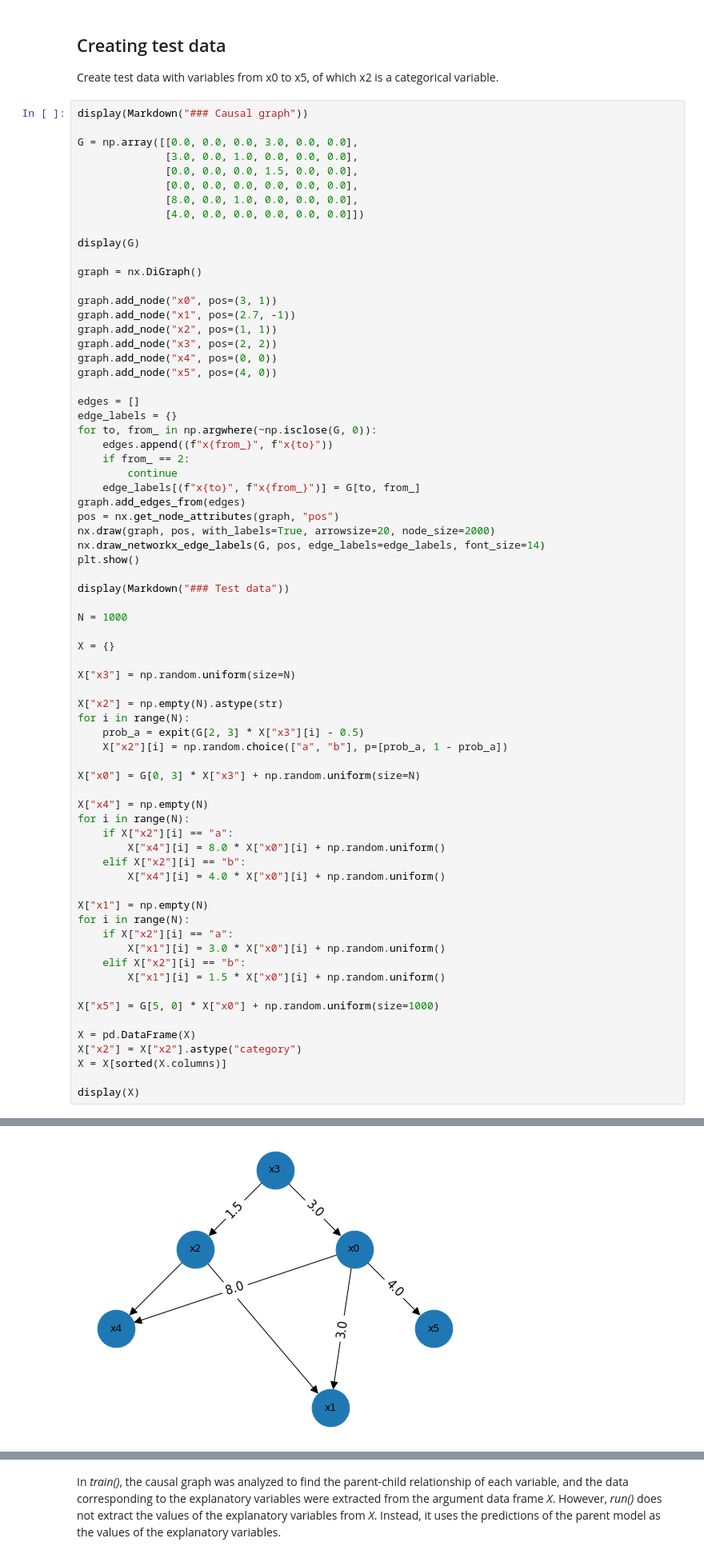
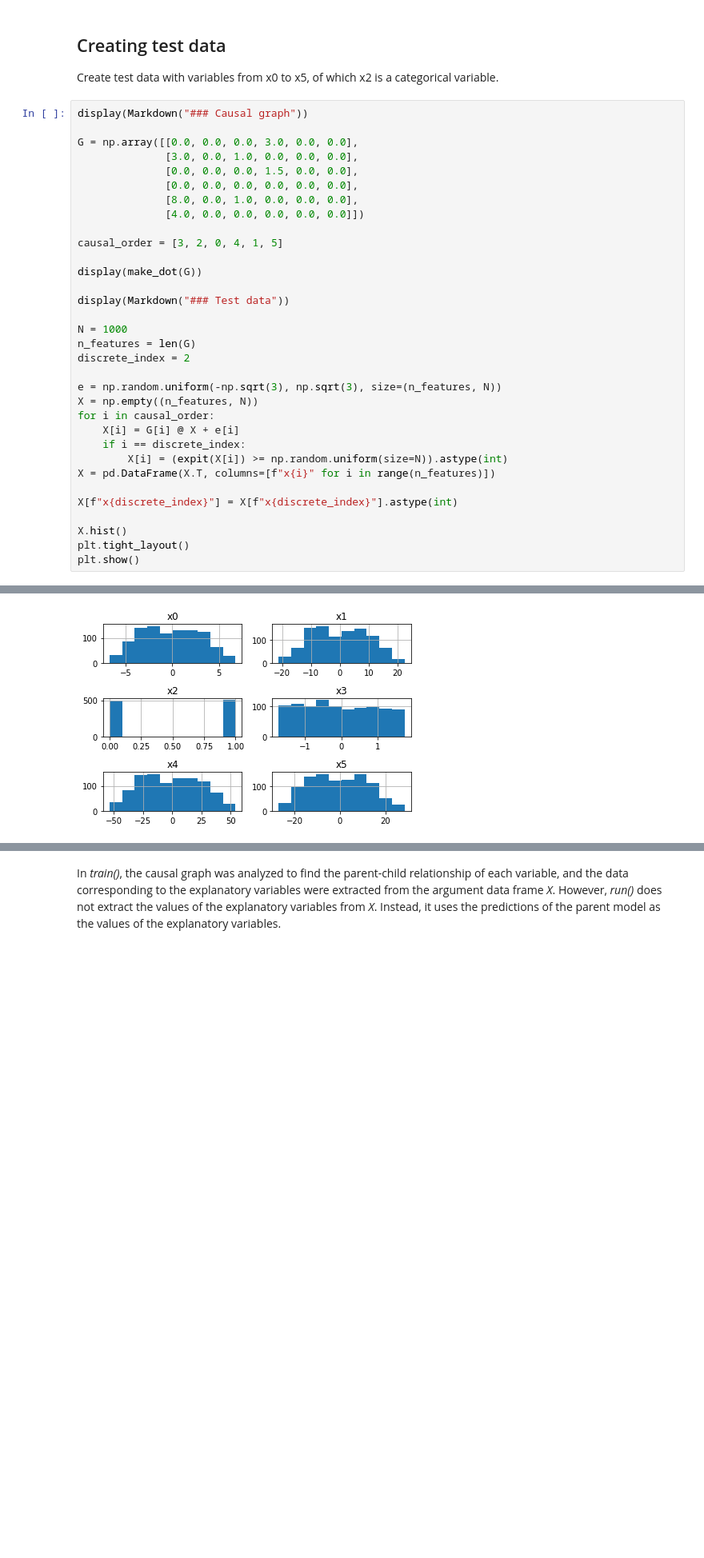
Before and after one commit to cdt15/lingam, a Jupyter notebook: examples/CausalBasedSimulator_generating_simulated_data.ipynb, the cells around one changed output, grey strips where cells are left out. Shown at 80% size. Drawn from its saved outputs; the diff is of its cells as text; blank space fills up the shorter version.

Commit message:
Modify CausalBasedSimulator

```diff
--- a/examples/CausalBasedSimulator_generating_simulated_data.ipynb
+++ b/examples/CausalBasedSimulator_generating_simulated_data.ipynb
@@ -33,65 +34,28 @@ G = np.array([[0.0, 0.0, 0.0, 3.0, 0.0, 0.0],
               [8.0, 0.0, 1.0, 0.0, 0.0, 0.0],
               [4.0, 0.0, 0.0, 0.0, 0.0, 0.0]])
 
-display(G)
+causal_order = [3, 2, 0, 4, 1, 5]
 
-graph = nx.DiGraph()
-
-graph.add_node("x0", pos=(3, 1))
-graph.add_node("x1", pos=(2.7, -1))
-graph.add_node("x2", pos=(1, 1))
-graph.add_node("x3", pos=(2, 2))
-graph.add_node("x4", pos=(0, 0))
-graph.add_node("x5", pos=(4, 0))
-
-edges = []
-edge_labels = {}
-for to, from_ in np.argwhere(~np.isclose(G, 0)):
-    edges.append((f"x{from_}", f"x{to}"))
-    if from_ == 2:
-        continue
-    edge_labels[(f"x{to}", f"x{from_}")] = G[to, from_]
-graph.add_edges_from(edges)
-pos = nx.get_node_attributes(graph, "pos")
-nx.draw(graph, pos, with_labels=True, arrowsize=20, node_size=2000)
-nx.draw_networkx_edge_labels(G, pos, edge_labels=edge_labels, font_size=14)
-plt.show()
+display(make_dot(G))
 
 display(Markdown("### Test data"))
 
 N = 1000
+n_features = len(G)
+discrete_index = 2
 
-X = {}
+e = np.random.uniform(-np.sqrt(3), np.sqrt(3), size=(n_features, N))
+X = np.empty((n_features, N))
+for i in causal_order:
+    X[i] = G[i] @ X + e[i]
+    if i == discrete_index:
+        X[i] = (expit(X[i]) >= np.random.uniform(size=N)).astype(int)
+X = pd.DataFrame(X.T, columns=[f"x{i}" for i in range(n_features)])
 
-X["x3"] = np.random.uniform(size=N)
+X[f"x{discrete_index}"] = X[f"x{discrete_index}"].astype(int)
 
-X["x2"] = np.empty(N).astype(str)
-for i in range(N):
-    prob_a = expit(G[2, 3] * X["x3"][i] - 0.5)
-    X["x2"][i] = np.random.choice(["a", "b"], p=[prob_a, 1 - prob_a])
-
-X["x0"] = G[0, 3] * X["x3"] + np.random.uniform(size=N)
-
-X["x4"] = np.empty(N)
-for i in range(N):
-    if X["x2"][i] == "a":
-        X["x4"][i] = 8.0 * X["x0"][i] + np.random.uniform()
-    elif X["x2"][i] == "b":
-        X["x4"][i] = 4.0 * X["x0"][i] + np.random.uniform()
-
-X["x1"] = np.empty(N)
-for i in range(N):
-    if X["x2"][i] == "a":
-        X["x1"][i] = 3.0 * X["x0"][i] + np.random.uniform()
-    elif X["x2"][i] == "b":
-        X["x1"][i] = 1.5 * X["x0"][i] + np.random.uniform()
-
-X["x5"] = G[5, 0] * X["x0"] + np.random.uniform(size=1000)
-
-X = pd.DataFrame(X)
-X["x2"] = X["x2"].astype("category")
-X = X[sorted(X.columns)]
-
-display(X)
+X.hist()
+plt.tight_layout()
+plt.show()
 # %% [output]
 ### Causal graph
@@ -104 +64 @@ array([[0. , 0. , 0. , 3. , 0. , 0. ],
-[figure, old version]
+[figure, new version]
```
Also changed, not shown: parts of 28 cells of this notebook, 4 other files.
